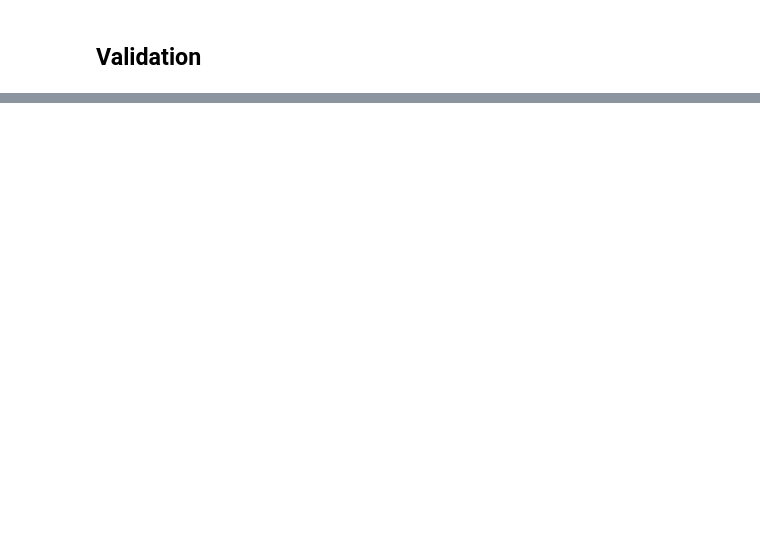
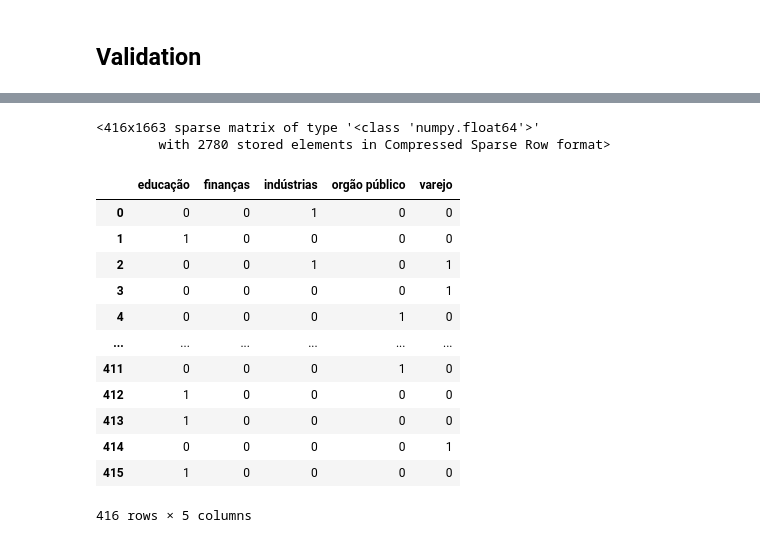
Before and after one commit to gabriel19913/text_classification, a Jupyter notebook: decision_tree.ipynb, the cells around one changed output, grey strips where cells are left out. Drawn from its saved outputs; the diff is of its cells as text; code cells hidden in the pictures; blank space fills up the shorter version.

```diff
--- a/decision_tree.ipynb
+++ b/decision_tree.ipynb
@@ -439,2 +286,23 @@ orgão público: 0.0
 varejo: 0.0
 {}
+# %%
+X_train_matrix
+# %% [output]
+<416x1663 sparse matrix of type '<class 'numpy.float64'>'
+        with 2780 stored elements in Compressed Sparse Row format>
+# %%
+y_train
+# %% [output]
+|  | educação | finanças | indústrias | orgão público | varejo |
+| 0 | 0 | 0 | 1 | 0 | 0 |
+| 1 | 1 | 0 | 0 | 0 | 0 |
+| 2 | 0 | 0 | 1 | 0 | 1 |
+| 3 | 0 | 0 | 0 | 0 | 1 |
+| 4 | 0 | 0 | 0 | 1 | 0 |
+| ... | ... | ... | ... | ... | ... |
+| 411 | 0 | 0 | 0 | 1 | 0 |
+| 412 | 1 | 0 | 0 | 0 | 0 |
+| 413 | 1 | 0 | 0 | 0 | 0 |
+| 414 | 0 | 0 | 0 | 0 | 1 |
+| 415 | 1 | 0 | 0 | 0 | 0 |
+416 rows × 5 columns
```
Also changed, not shown: parts of 27 cells of this notebook, 3 other files.
